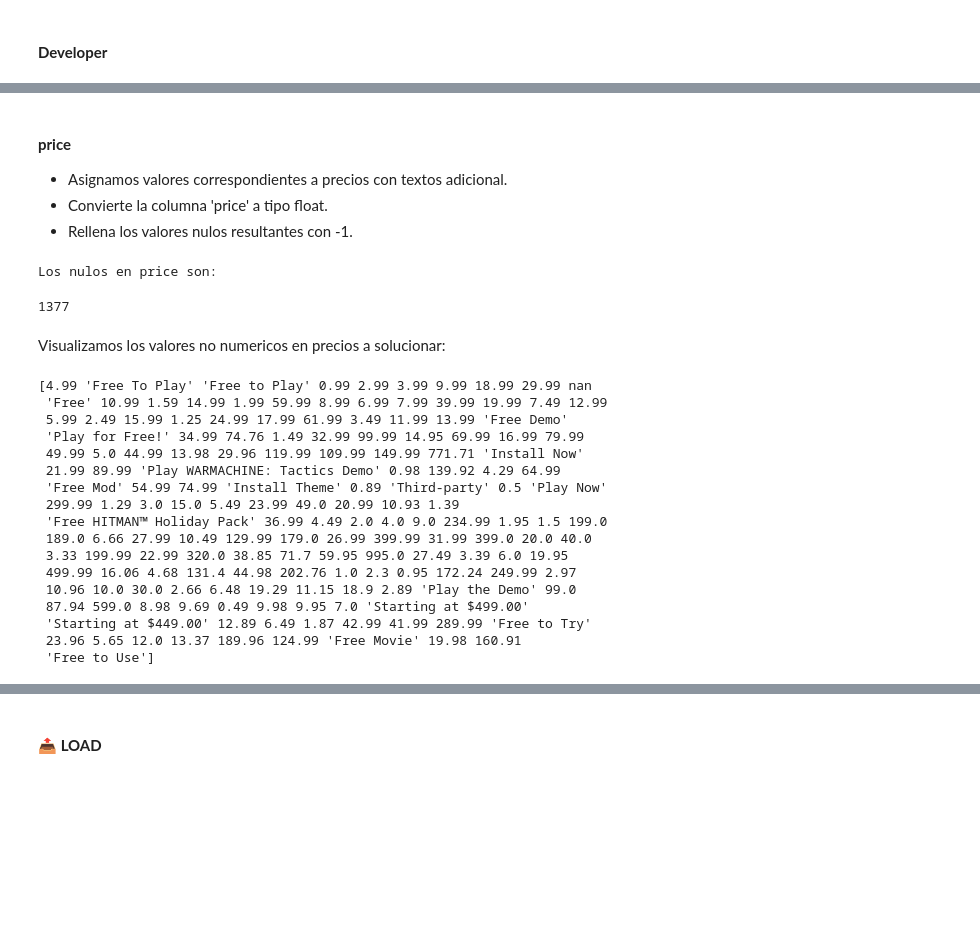
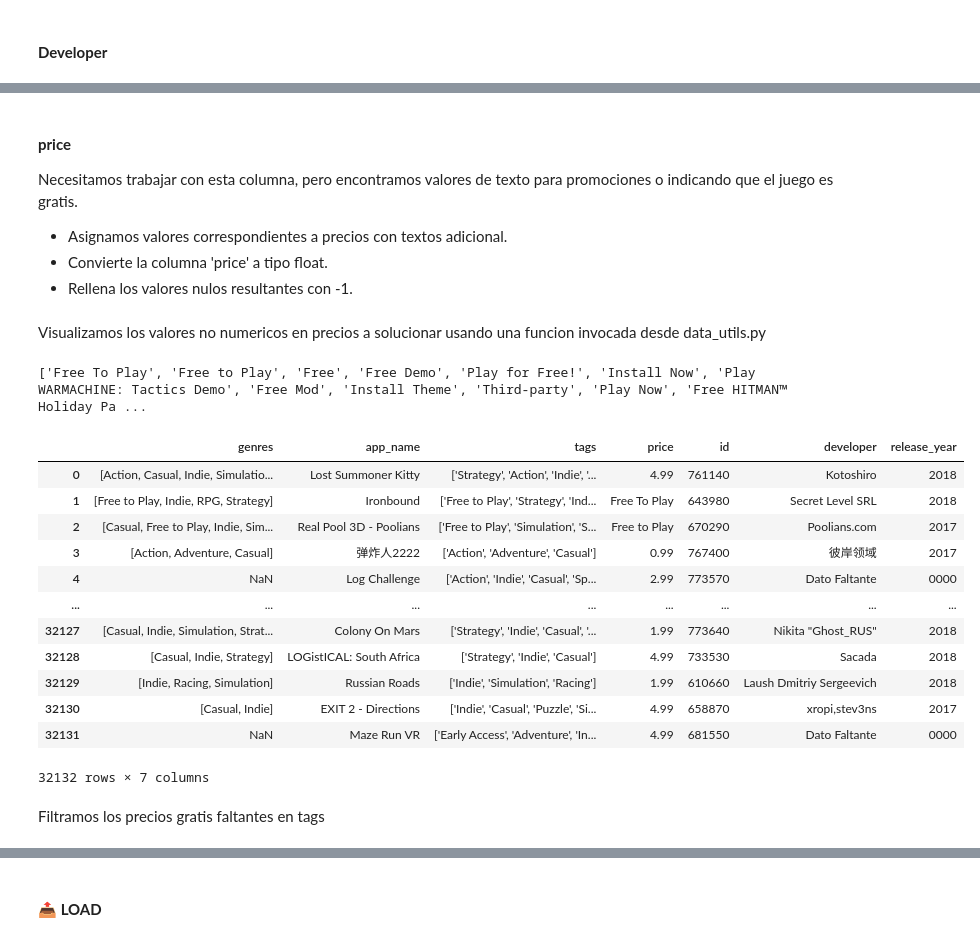
Before and after one commit to bautiarmanicode/MLOps-SteamGames, a Jupyter notebook: 1_JupyterNotebooks/1.1_ETL_steam_games.ipynb, the cells around one changed output, grey strips where cells are left out. Cells and saved outputs as stored; diff of their text form; code cells hidden in the pictures; blank space fills up the shorter version.

```diff
--- a/1_JupyterNotebooks/1.1_ETL_steam_games.ipynb
+++ b/1_JupyterNotebooks/1.1_ETL_steam_games.ipynb
@@ -205,0 +185,5 @@ df_steam_games['developer'].fillna('Dato Faltante', inplace=True)
+# %%
+# Reemplazamos los nulos con Dato Faltante
+df_steam_games['developer'].fillna('Dato Faltante', inplace=True)
+# Cambiar el tipo de dato a string
+df_steam_games['developer'] = df_steam_games['developer'].astype('string')
@@ -211,14 +211,0 @@ df_steam_games['developer'].fillna('Dato Faltante', inplace=True)
-# %%
-print("Así se ven las fechas antes de la conversión")
-print(df_steam_games['release_date'].head(2))
-
-# Convertir release_date a datetime (opcional, si es necesario para análisis futuro)
-df_steam_games['release_date'] = pd.to_datetime(df_steam_games['release_date'], errors='coerce')
-
-# Extraer el año y sobrescribir la columna release_date con el año extraído
-df_steam_games['release_date'] = df_steam_games['release_date'].dt.year.fillna(-1).astype(int)
-# Reemplazar NaN con -1 y convertir a entero
-
-# Imprimir resultado
-print("Así se ven las fechas después de la conversión (solo el año)")
-print(df_steam_games['release_date'].head(2))
@@ -233,0 +212,7 @@ Name: release_date, dtype: int32
+# %%
+# Aplica la función extraer_anio_release a la columna release_date
+
+df_steam_games['release_year'] = df_steam_games['release_date'].apply(data_utils.extraer_anio_release)
+# elimina la columna 'release_date'
+df_steam_games = df_steam_games.drop('release_date', axis=1)
+data_type_check(df_steam_games)
@@ -234,35 +233,33 @@ Name: release_date, dtype: int32
 # %% [markdown]
 #### **price**
+Necesitamos trabajar con esta columna, pero encontramos valores de texto para promociones o indicando que el juego es gratis.
+
 - Asignamos valores correspondientes a precios con textos adicional.
 - Convierte la columna 'price' a tipo float.
 - Rellena los valores nulos resultantes con -1.
-# %%
-print("Los nulos en price son:")
-df_steam_games['price'].isnull().sum()
-# %% [output]
-Los nulos en price son:
-1377
 # %% [markdown]
-Visualizamos los valores no numericos en precios a solucionar:
+Visualizamos los valores no numericos en precios a solucionar usando una funcion invocada desde data_utils.py
 # %%
-unique_prices = df_steam_games['price'].unique()
-print(unique_prices)
+precios_texto = filtrar_valores_letras(df_steam_games['price'].unique())
+print(precios_texto)
 # %% [output]
-[4.99 'Free To Play' 'Free to Play' 0.99 2.99 3.99 9.99 18.99 29.99 nan
- 'Free' 10.99 1.59 14.99 1.99 59.99 8.99 6.99 7.99 39.99 19.99 7.49 12.99
- 5.99 2.49 15.99 1.25 24.99 17.99 61.99 3.49 11.99 13.99 'Free Demo'
- 'Play for Free!' 34.99 74.76 1.49 32.99 99.99 14.95 69.99 16.99 79.99
- 49.99 5.0 44.99 13.98 29.96 119.99 109.99 149.99 771.71 'Install Now'
- 21.99 89.99 'Play WARMACHINE: Tactics Demo' 0.98 139.92 4.29 64.99
- 'Free Mod' 54.99 74.99 'Install Theme' 0.89 'Third-party' 0.5 'Play Now'
- 299.99 1.29 3.0 15.0 5.49 23.99 49.0 20.99 10.93 1.39
- 'Free HITMAN™ Holiday Pack' 36.99 4.49 2.0 4.0 9.0 234.99 1.95 1.5 199.0
- 189.0 6.66 27.99 10.49 129.99 179.0 26.99 399.99 31.99 399.0 20.0 40.0
- 3.33 199.99 22.99 320.0 38.85 71.7 59.95 995.0 27.49 3.39 6.0 19.95
- 499.99 16.06 4.68 131.4 44.98 202.76 1.0 2.3 0.95 172.24 249.99 2.97
- 10.96 10.0 30.0 2.66 6.48 19.29 11.15 18.9 2.89 'Play the Demo' 99.0
- 87.94 599.0 8.98 9.69 0.49 9.98 9.95 7.0 'Starting at $499.00'
- 'Starting at $449.00' 12.89 6.49 1.87 42.99 41.99 289.99 'Free to Try'
- 23.96 5.65 12.0 13.37 189.96 124.99 'Free Movie' 19.98 160.91
- 'Free to Use']
+['Free To Play', 'Free to Play', 'Free', 'Free Demo', 'Play for Free!', 'Install Now', 'Play WARMACHINE: Tactics Demo', 'Free Mod', 'Install Theme', 'Third-party', 'Play Now', 'Free HITMAN™ Holiday Pa ...
+# %%
+df_steam_games
+# %% [output]
+|  | genres | app_name | tags | price | id | developer | release_year |
+| 0 | [Action, Casual, Indie, Simulatio... | Lost Summoner Kitty | ['Strategy', 'Action', 'Indie', '... | 4.99 | 761140 | Kotoshiro | 2018 |
+| 1 | [Free to Play, Indie, RPG, Strategy] | Ironbound | ['Free to Play', 'Strategy', 'Ind... | Free To Play | 643980 | Secret Level SRL | 2018 |
+| 2 | [Casual, Free to Play, Indie, Sim... | Real Pool 3D - Poolians | ['Free to Play', 'Simulation', 'S... | Free to Play | 670290 | Poolians.com | 2017 |
+| 3 | [Action, Adventure, Casual] | 弹炸人2222 | ['Action', 'Adventure', 'Casual'] | 0.99 | 767400 | 彼岸领域 | 2017 |
+| 4 | NaN | Log Challenge | ['Action', 'Indie', 'Casual', 'Sp... | 2.99 | 773570 | Dato Faltante | 0000 |
+| ... | ... | ... | ... | ... | ... | ... | ... |
+| 32127 | [Casual, Indie, Simulation, Strat... | Colony On Mars | ['Strategy', 'Indie', 'Casual', '... | 1.99 | 773640 | Nikita "Ghost_RUS" | 2018 |
+| 32128 | [Casual, Indie, Strategy] | LOGistICAL: South Africa | ['Strategy', 'Indie', 'Casual'] | 4.99 | 733530 | Sacada | 2018 |
+| 32129 | [Indie, Racing, Simulation] | Russian Roads | ['Indie', 'Simulation', 'Racing'] | 1.99 | 610660 | Laush Dmitriy Sergeevich | 2018 |
+| 32130 | [Casual, Indie] | EXIT 2 - Directions | ['Indie', 'Casual', 'Puzzle', 'Si... | 4.99 | 658870 | xropi,stev3ns | 2017 |
+| 32131 | NaN | Maze Run VR | ['Early Access', 'Adventure', 'In... | 4.99 | 681550 | Dato Faltante | 0000 |
+32132 rows × 7 columns
+# %% [markdown]
+Filtramos los precios gratis faltantes en tags
 # %%
```
Also changed, not shown: parts of 25 cells of this notebook, 9 other files.
